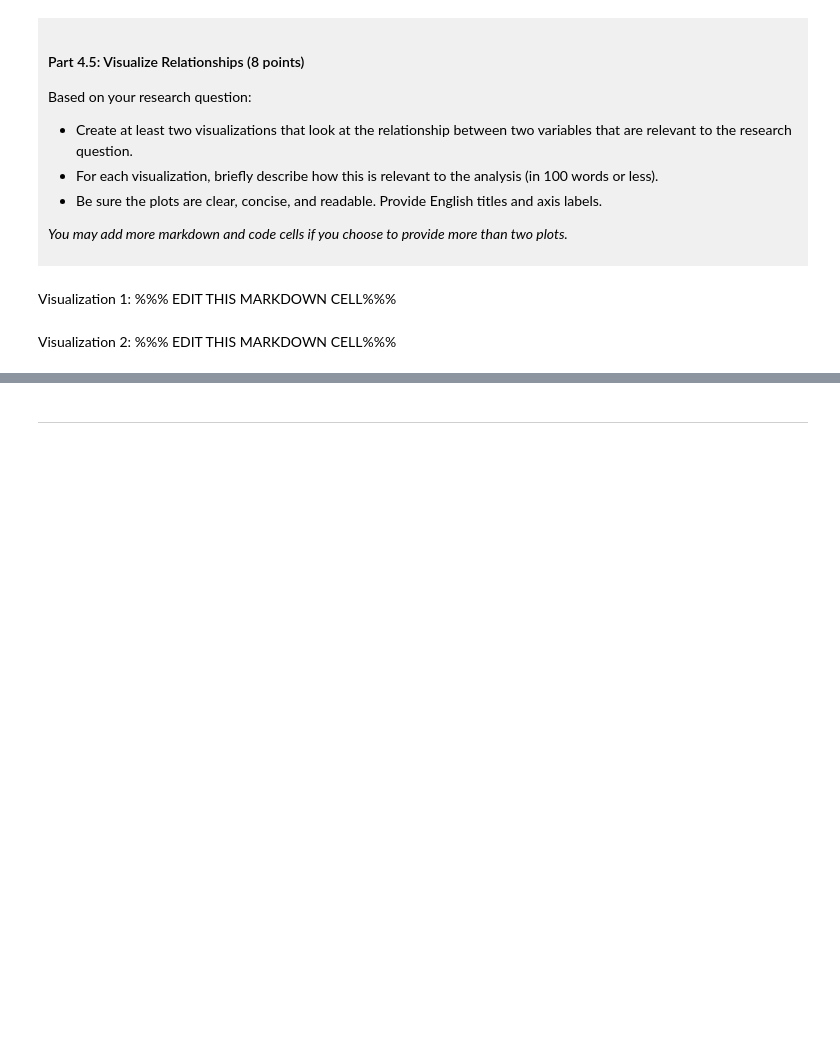
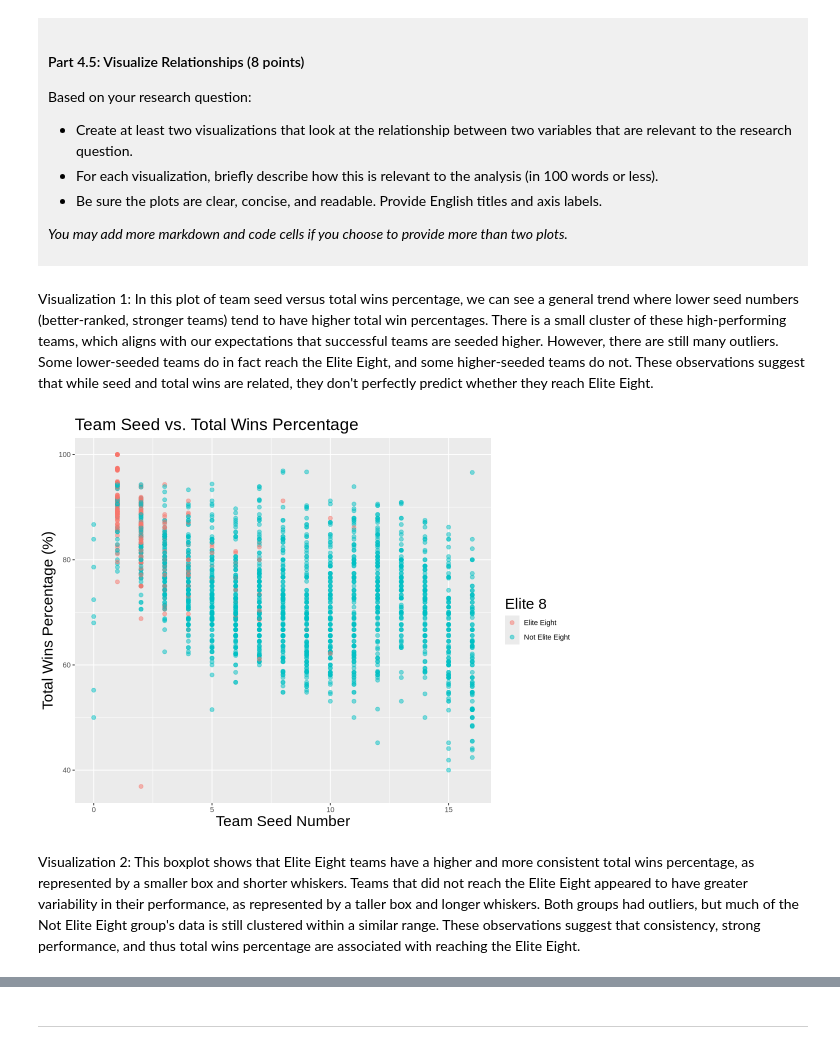
Before and after one commit to prsphne126/dsci-100-project-template-2026-prsphne126, a Jupyter notebook: dsci-100-project-notebook.ipynb, the cells around one changed output, grey strips where cells are left out. Saved outputs shown, nothing was run; the diff lists cells and outputs as text; code cells hidden in the pictures; blank space fills up the shorter version.

```diff
--- a/dsci-100-project-notebook.ipynb
+++ b/dsci-100-project-notebook.ipynb
@@ -310,9 +376,18 @@ Based on your research question:
 *You may add more markdown and code cells if you choose to provide more than two plots.*
 </div>
 # %% [markdown]
-Visualization 1: %%% EDIT THIS MARKDOWN CELL%%%
+Visualization 1: In this plot of team seed versus total wins percentage, we can see a general trend where lower seed numbers (better-ranked, stronger teams) tend to have higher total win percentages. There is a small cluster of these high-performing teams, which aligns with our expectations that successful teams are seeded higher. However, there are still many outliers. Some lower-seeded teams do in fact reach the Elite Eight, and some higher-seeded teams do not. These observations suggest that while seed and total wins are related, they don't perfectly predict whether they reach Elite Eight.
 # %%
-### EDIT THIS CODE CELL FOR VISUALIZATION 1###
+options(repr.plot.width = 9, repr.plot.height = 7)
+
+plot_3 <- wmm_tidy |>
+    ggplot(aes(x = seed, y = total_wins_pct, color = elite_8)) +
+    geom_point(alpha = 0.5, size = 2) +
+    labs(x = "Team Seed Number", y = "Total Wins Percentage (%)", title = "Team Seed vs. Total Wins Percentage", color = "Elite 8") +
+    theme(axis.title.x = element_text(size = 18), axis.title.y = element_text(size = 18), plot.title = element_text(size = 20), legend.title = element_text(size = 18))
+plot_3
+# %% [output]
+[figure, added]
 # %% [markdown]
-Visualization 2: %%% EDIT THIS MARKDOWN CELL%%%
+Visualization 2: This boxplot shows that Elite Eight teams have a higher and more consistent total wins percentage, as represented by a smaller box and shorter whiskers. Teams that did not reach the Elite Eight appeared to have greater variability in their performance, as represented by a taller box and longer whiskers. Both groups had outliers, but much of the Not Elite Eight group's data is still clustered within a similar range. These observations suggest that consistency, strong performance, and thus total wins percentage are associated with reaching the Elite Eight.
 # %%
```
Also changed, not shown: parts of 12 cells of this notebook.
